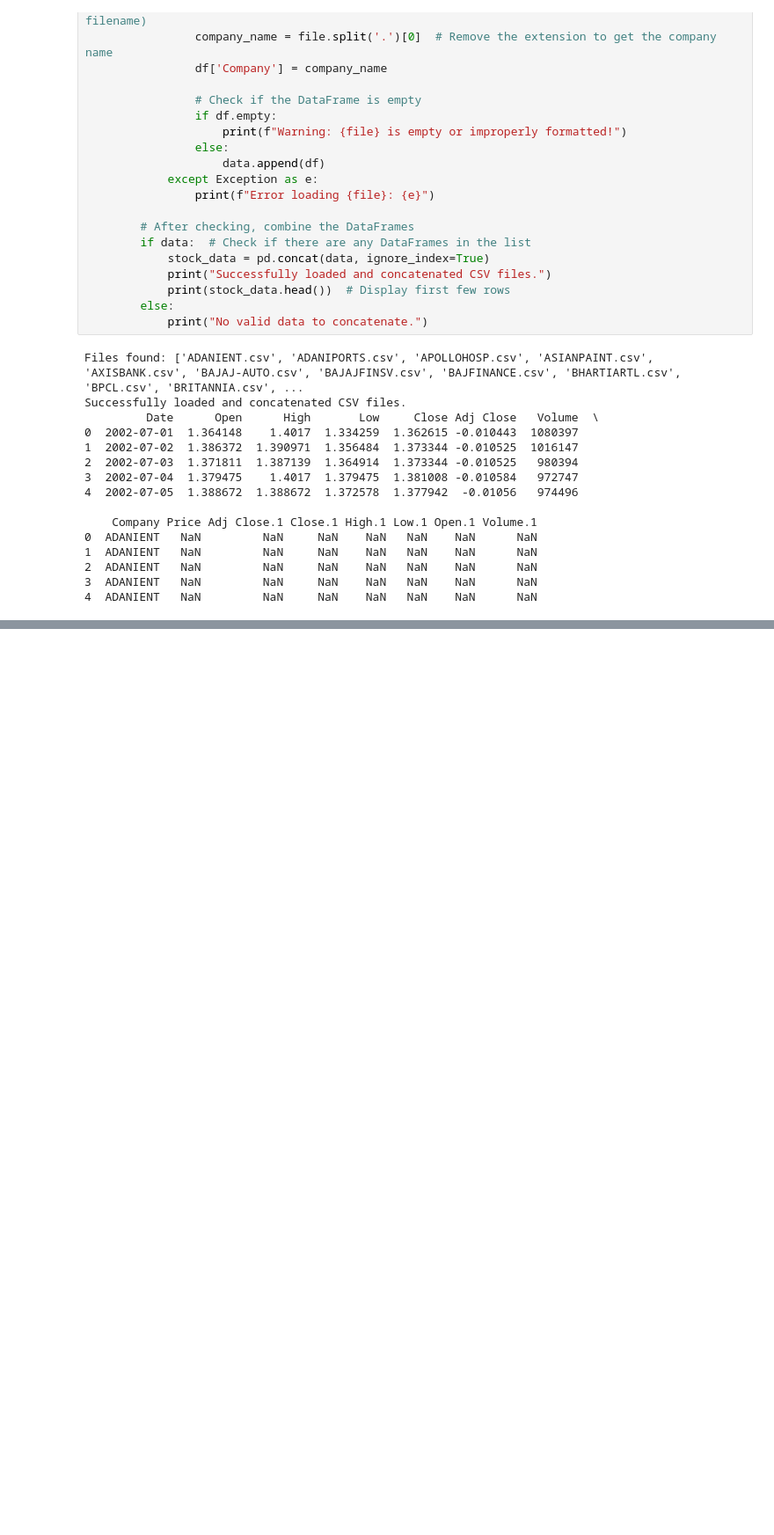
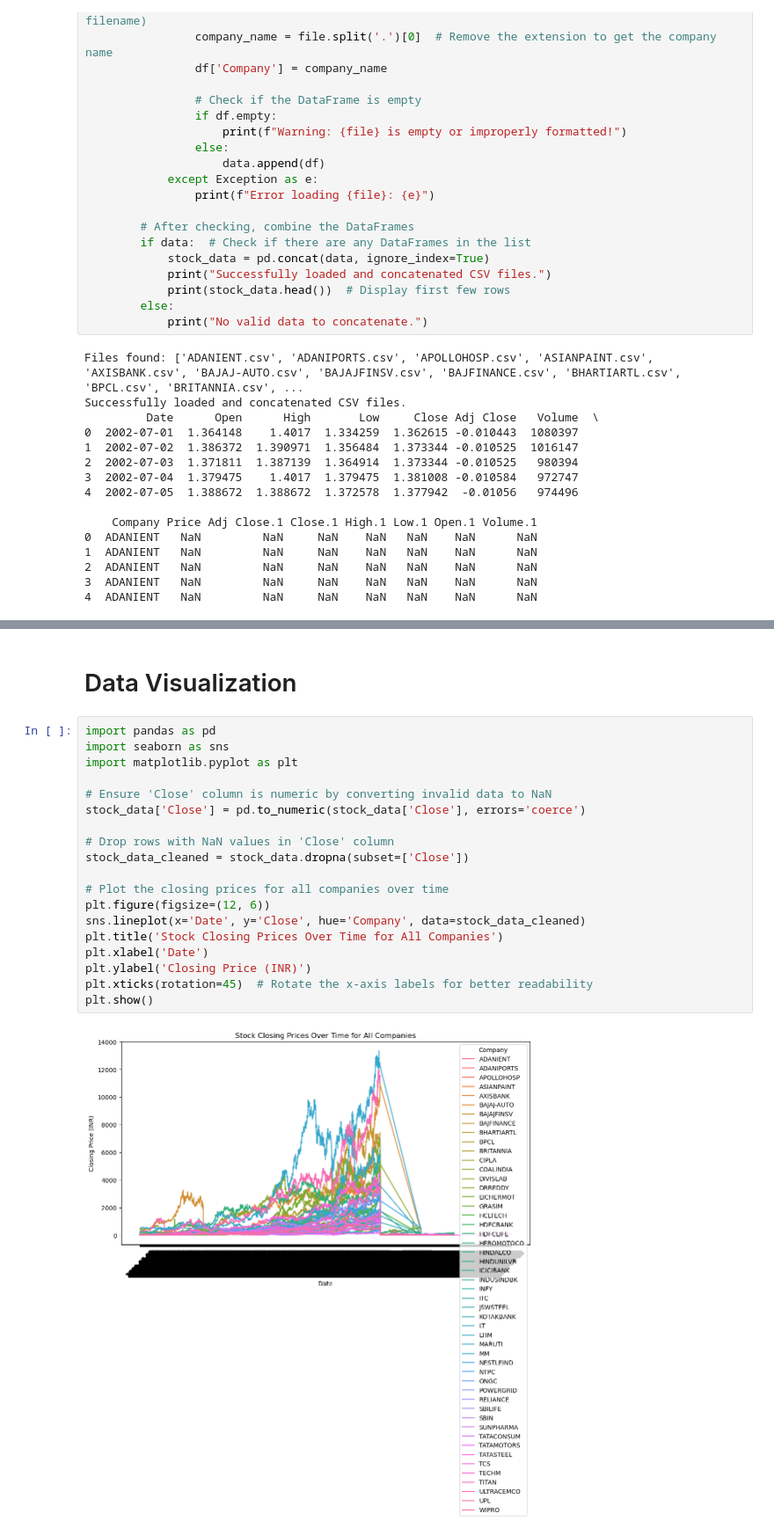
Before and after one commit to rn-harsh04/Indian_Stock_Market_Analysis, a Jupyter notebook: notebooks/stock_analysis.ipynb, the cells around one changed output, grey strips where cells are left out. Shown at 88% size. Drawn from its saved outputs; the diff is of its cells as text; blank space fills up the shorter version.

```diff
--- a/notebooks/stock_analysis.ipynb
+++ b/notebooks/stock_analysis.ipynb
@@ -207,0 +281,23 @@ Successfully loaded and concatenated CSV files.
+# %% [markdown]
+# Data Visualization
+# %%
+import pandas as pd
+import seaborn as sns
+import matplotlib.pyplot as plt
+
+# Ensure 'Close' column is numeric by converting invalid data to NaN
+stock_data['Close'] = pd.to_numeric(stock_data['Close'], errors='coerce')
+
+# Drop rows with NaN values in 'Close' column
+stock_data_cleaned = stock_data.dropna(subset=['Close'])
+
+# Plot the closing prices for all companies over time
+plt.figure(figsize=(12, 6))
+sns.lineplot(x='Date', y='Close', hue='Company', data=stock_data_cleaned)
+plt.title('Stock Closing Prices Over Time for All Companies')
+plt.xlabel('Date')
+plt.ylabel('Closing Price (INR)')
+plt.xticks(rotation=45)  # Rotate the x-axis labels for better readability
+plt.show()
+# %% [output]
+[figure, added]
```
Also changed, not shown: parts of 1 cell of this notebook.
